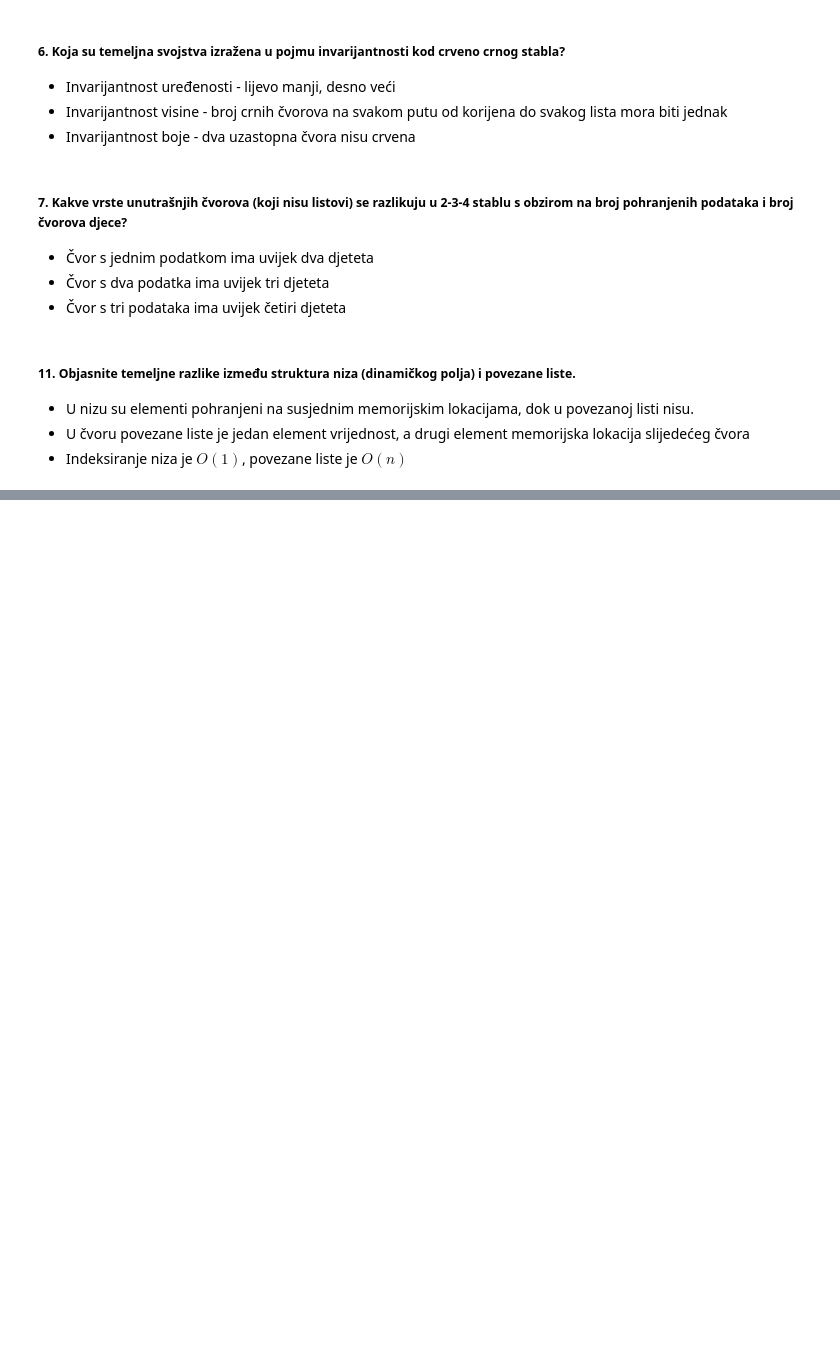
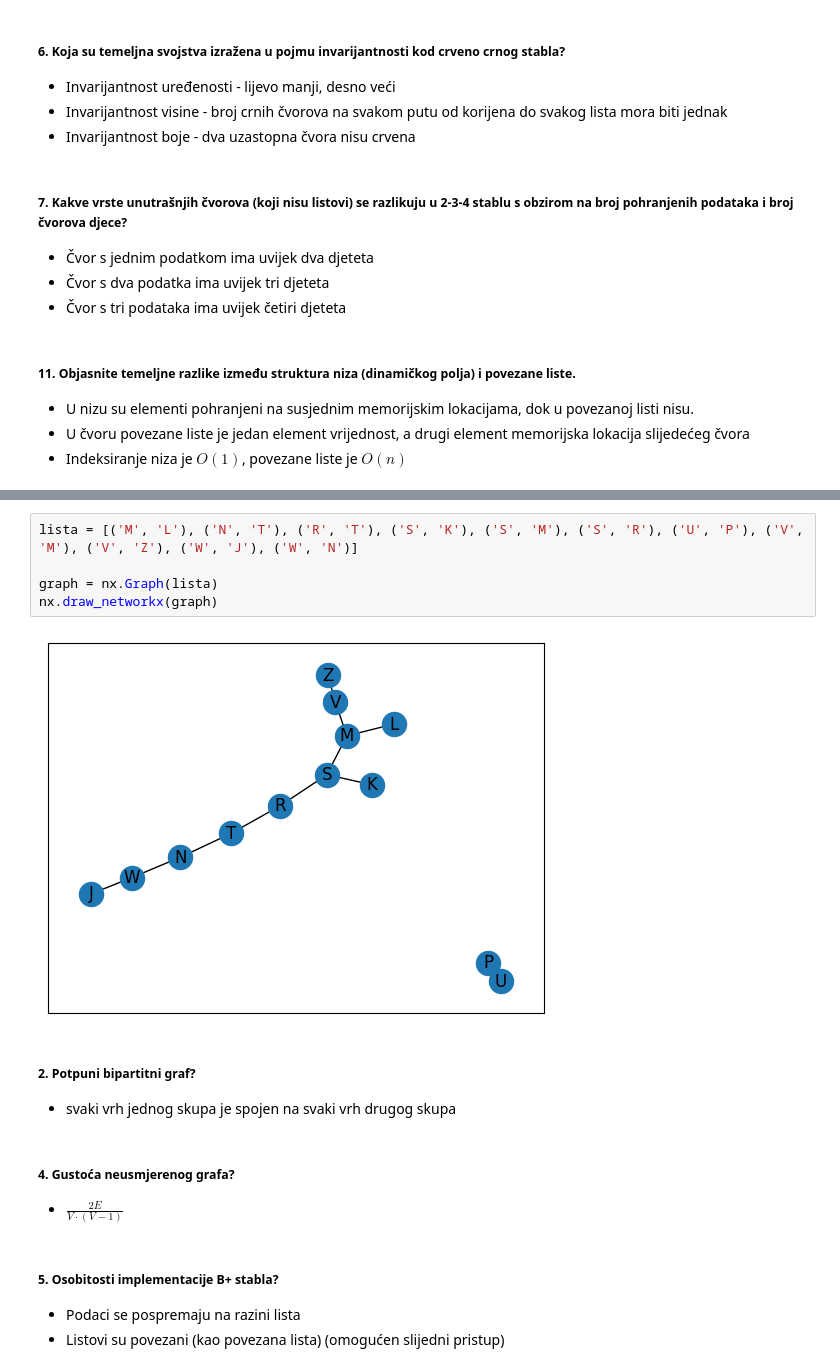
Before and after one commit to daredevil9215/NTAS-TVZ, a Jupyter notebook: ispit.ipynb, the cells around one changed output, grey strips where cells are left out. Cells and saved outputs as stored; diff of their text form; blank space fills up the shorter version.

```diff
--- a/ispit.ipynb
+++ b/ispit.ipynb
@@ -682,0 +690,19 @@ print(b)
+# %%
+lista = [('M', 'L'), ('N', 'T'), ('R', 'T'), ('S', 'K'), ('S', 'M'), ('S', 'R'), ('U', 'P'), ('V', 'M'), ('V', 'Z'), ('W', 'J'), ('W', 'N')]
+
+graph = nx.Graph(lista)
+nx.draw_networkx(graph)
+# %% [output]
+[figure, added]
+# %% [markdown]
+##### 2. Potpuni bipartitni graf?
+
+- svaki vrh jednog skupa je spojen na svaki vrh drugog skupa
+# %% [markdown]
+##### 4. Gustoća neusmjerenog grafa?
+
+- $\frac{2E}{V \cdot (V - 1)}$
+# %% [markdown]
+##### 5. Osobitosti implementacije B+ stabla?
+- Podaci se pospremaju na razini lista
+- Listovi su povezani (kao povezana lista) (omogućen slijedni pristup)
```
Also changed, not shown: parts of 7 cells of this notebook.
